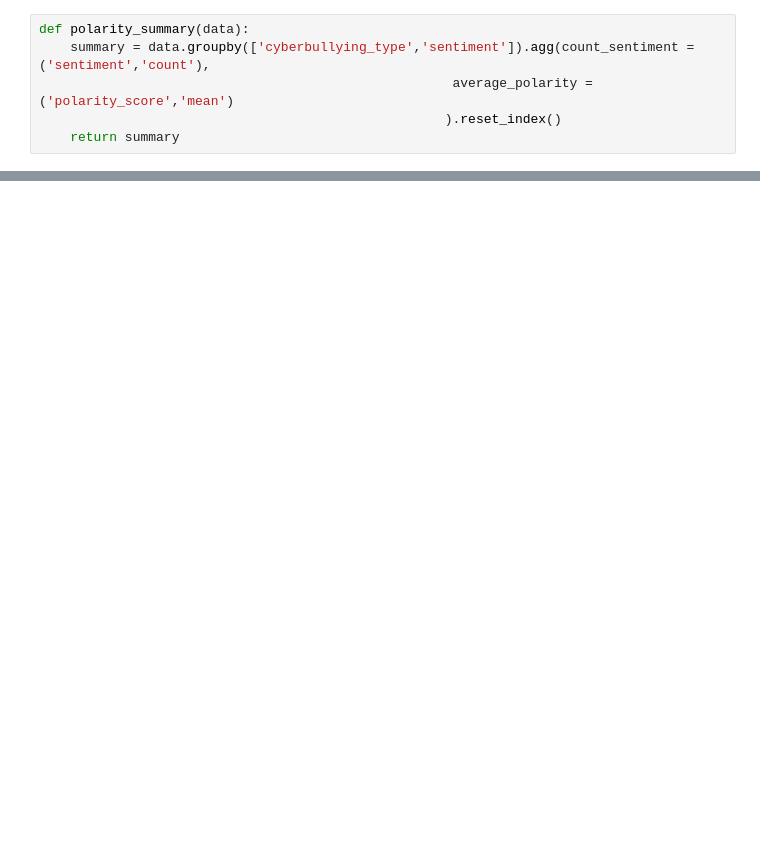
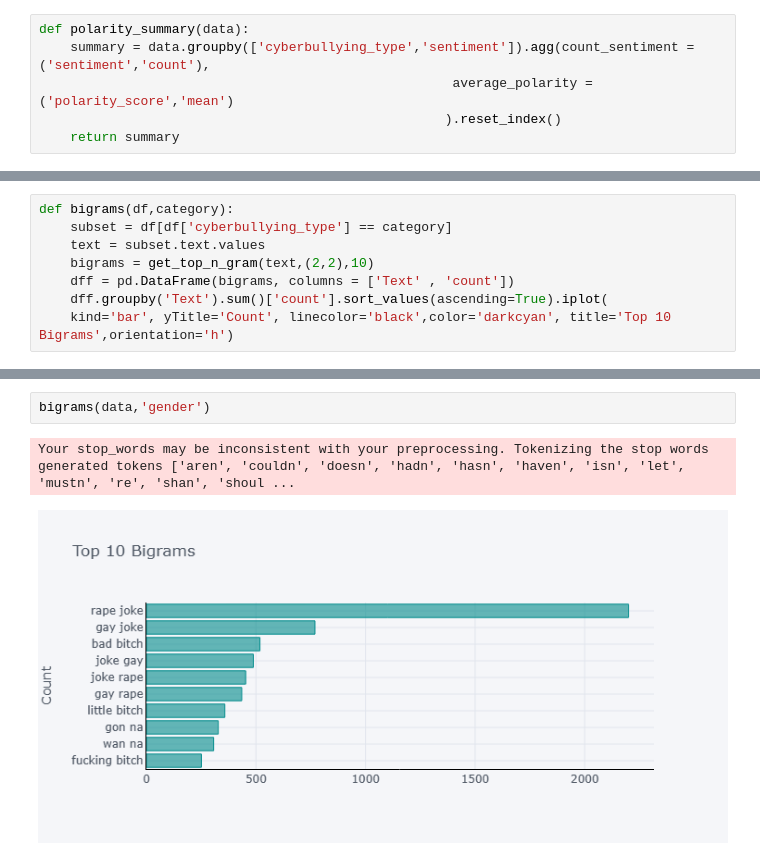
Before and after one commit to omprakashselvaraj/Automated-Decision-Support-System-for-Cyberbullying-Detection-Version2.0, a Jupyter notebook: Notebooks/Exploratory_Data_Analysis.ipynb, the cells around one changed output, grey strips where cells are left out. Drawn from its saved outputs; the diff is of its cells as text; blank space fills up the shorter version.

```diff
--- a/Notebooks/Exploratory_Data_Analysis.ipynb
+++ b/Notebooks/Exploratory_Data_Analysis.ipynb
@@ -47,3 +101,11 @@ def polarity_summary(data):
+# %%
+def bigrams(df,category):
+    subset = df[df['cyberbullying_type'] == category]
+    text = subset.text.values
+    bigrams = get_top_n_gram(text,(2,2),10)
+    dff = pd.DataFrame(bigrams, columns = ['Text' , 'count'])
+    dff.groupby('Text').sum()['count'].sort_values(ascending=True).iplot(
+    kind='bar', yTitle='Count', linecolor='black',color='darkcyan', title='Top 10 Bigrams',orientation='h')
 # %%
 path = "C:\\Users\\ompra\\OneDrive\\Documents\\Machine Learning Projects\\Automated Decision Support System for Cyberbullying Detection - Version 2.0\\Data\\raw_data"
 change_directory(path)
@@ -103,0 +156,5 @@ summary.head(10)
+# %%
+bigrams(data,'gender')
+# %% [output]
+Your stop_words may be inconsistent with your preprocessing. Tokenizing the stop words generated tokens ['aren', 'couldn', 'doesn', 'hadn', 'hasn', 'haven', 'isn', 'let', 'mustn', 're', 'shan', 'shoul ...
+[figure, added]
```
Also changed, not shown: parts of 26 cells of this notebook, 4 other files.
